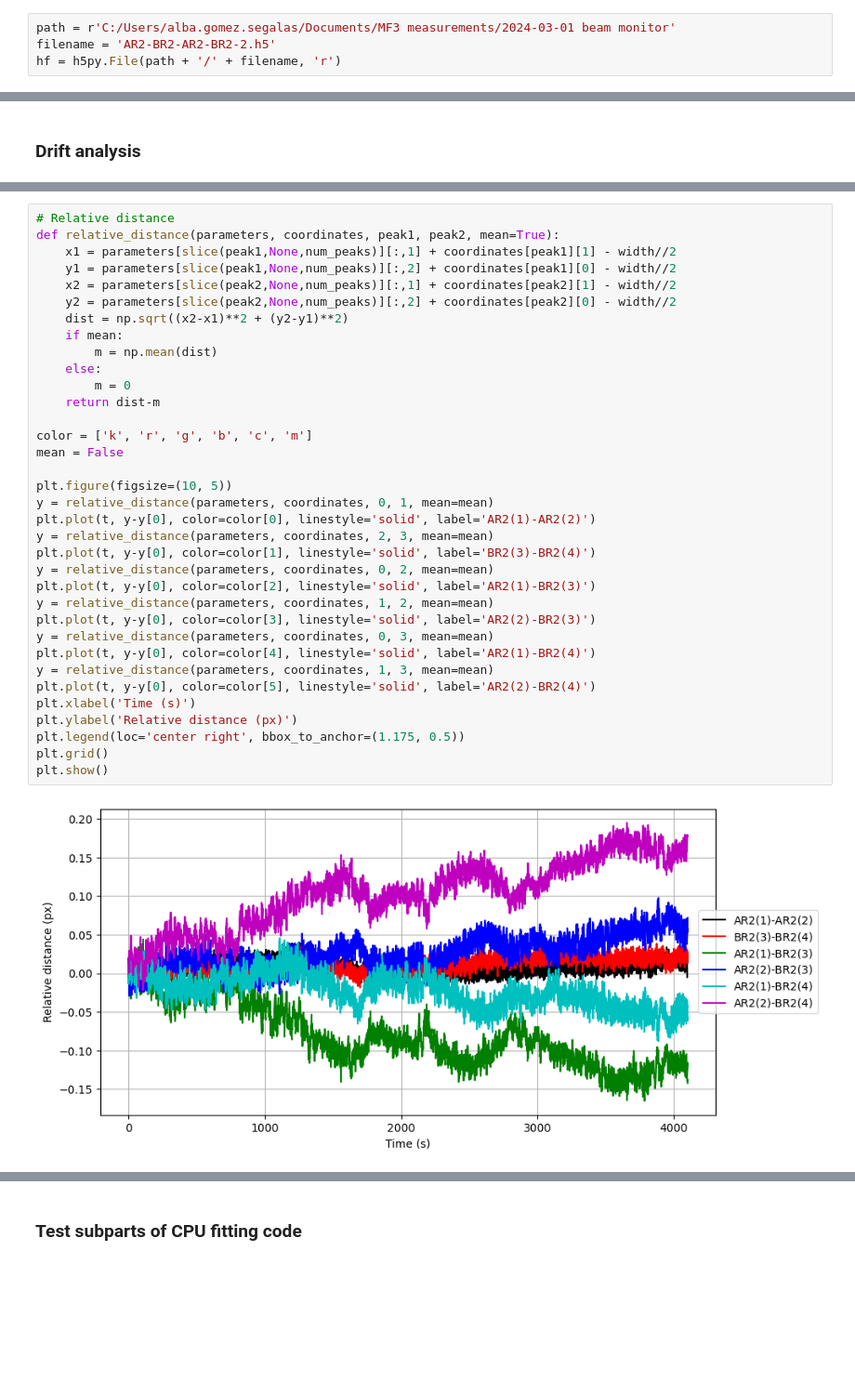
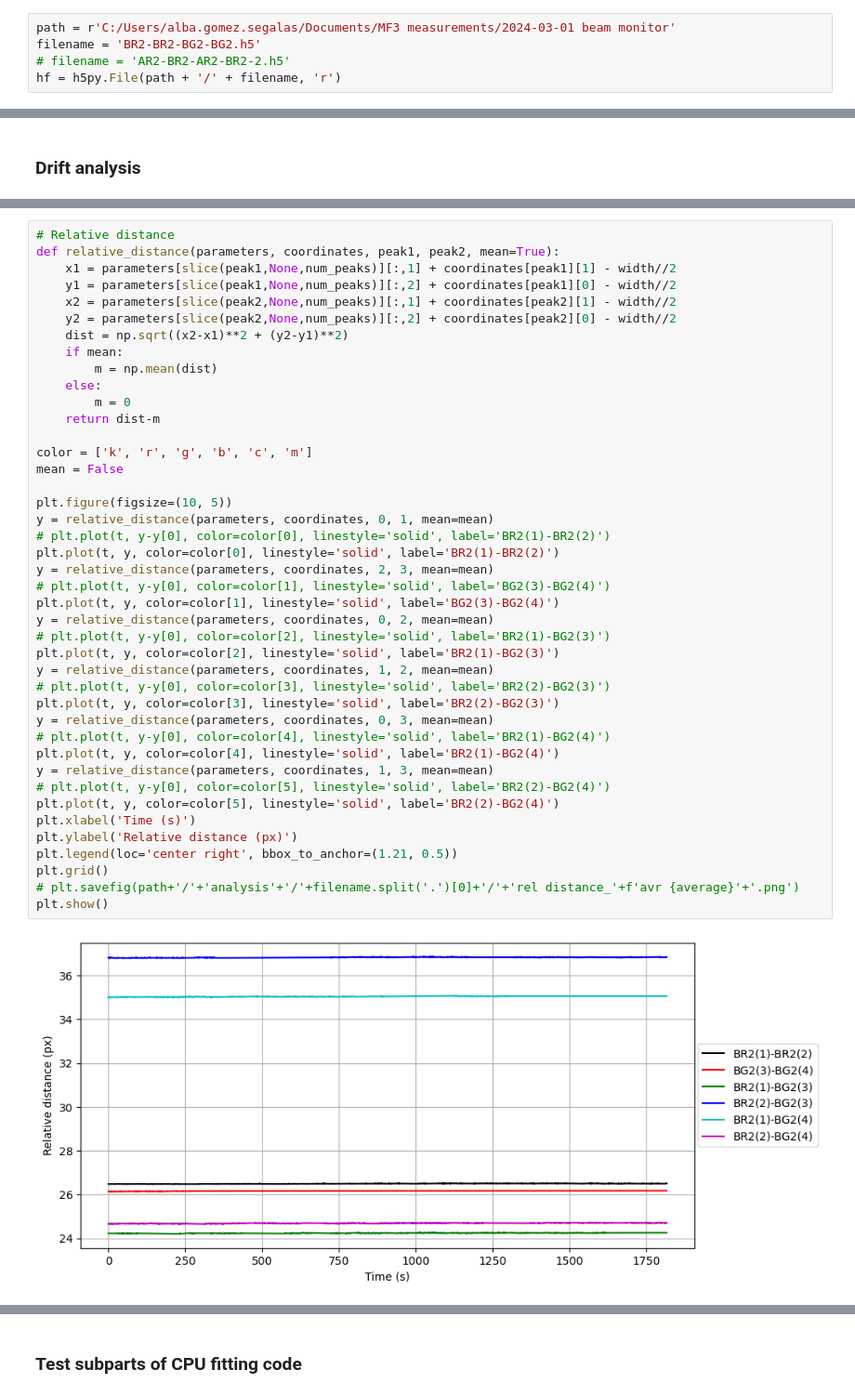
Before and after one commit to svnddlsns/ag_scripts, a Jupyter notebook: exc_beam_drift_evaluation.ipynb, the cells around one changed output, grey strips where cells are left out. Shown at 93% size. Drawn from its saved outputs; the diff is of its cells as text; blank space fills up the shorter version.

```diff
--- a/exc_beam_drift_evaluation.ipynb
+++ b/exc_beam_drift_evaluation.ipynb
@@ -11,6 +13,7 @@ from sklearn.metrics import mean_squared_error
 # %%
 path = r'C:/Users/alba.gomez.segalas/Documents/MF3 measurements/2024-03-01 beam monitor'
-filename = 'AR2-BR2-AR2-BR2-2.h5'
+filename = 'BR2-BR2-BG2-BG2.h5'
+# filename = 'AR2-BR2-AR2-BR2-2.h5'
 hf = h5py.File(path + '/' + filename, 'r')
 # %% [markdown]
 ### Implementation for general number of maxima ###
@@ -304,37 +340,44 @@ Distance between peaks 3 and 4 (px): 38.01
 # %%
 # Relative distance
 def relative_distance(parameters, coordinates, peak1, peak2, mean=True):
     x1 = parameters[slice(peak1,None,num_peaks)][:,1] + coordinates[peak1][1] - width//2
     y1 = parameters[slice(peak1,None,num_peaks)][:,2] + coordinates[peak1][0] - width//2
     x2 = parameters[slice(peak2,None,num_peaks)][:,1] + coordinates[peak2][1] - width//2
     y2 = parameters[slice(peak2,None,num_peaks)][:,2] + coordinates[peak2][0] - width//2
     dist = np.sqrt((x2-x1)**2 + (y2-y1)**2)
     if mean:
         m = np.mean(dist)
     else:
         m = 0
     return dist-m
 
 color = ['k', 'r', 'g', 'b', 'c', 'm']
 mean = False
 
 plt.figure(figsize=(10, 5))
 y = relative_distance(parameters, coordinates, 0, 1, mean=mean)
-plt.plot(t, y-y[0], color=color[0], linestyle='solid', label='AR2(1)-AR2(2)')
+# plt.plot(t, y-y[0], color=color[0], linestyle='solid', label='BR2(1)-BR2(2)')
+plt.plot(t, y, color=color[0], linestyle='solid', label='BR2(1)-BR2(2)')
 y = relative_distance(parameters, coordinates, 2, 3, mean=mean)
-plt.plot(t, y-y[0], color=color[1], linestyle='solid', label='BR2(3)-BR2(4)')
+# plt.plot(t, y-y[0], color=color[1], linestyle='solid', label='BG2(3)-BG2(4)')
+plt.plot(t, y, color=color[1], linestyle='solid', label='BG2(3)-BG2(4)')
 y = relative_distance(parameters, coordinates, 0, 2, mean=mean)
-plt.plot(t, y-y[0], color=color[2], linestyle='solid', label='AR2(1)-BR2(3)')
+# plt.plot(t, y-y[0], color=color[2], linestyle='solid', label='BR2(1)-BG2(3)')
+plt.plot(t, y, color=color[2], linestyle='solid', label='BR2(1)-BG2(3)')
 y = relative_distance(parameters, coordinates, 1, 2, mean=mean)
-plt.plot(t, y-y[0], color=color[3], linestyle='solid', label='AR2(2)-BR2(3)')
+# plt.plot(t, y-y[0], color=color[3], linestyle='solid', label='BR2(2)-BG2(3)')
+plt.plot(t, y, color=color[3], linestyle='solid', label='BR2(2)-BG2(3)')
 y = relative_distance(parameters, coordinates, 0, 3, mean=mean)
-plt.plot(t, y-y[0], color=color[4], linestyle='solid', label='AR2(1)-BR2(4)')
+# plt.plot(t, y-y[0], color=color[4], linestyle='solid', label='BR2(1)-BG2(4)')
+plt.plot(t, y, color=color[4], linestyle='solid', label='BR2(1)-BG2(4)')
 y = relative_distance(parameters, coordinates, 1, 3, mean=mean)
-plt.plot(t, y-y[0], color=color[5], linestyle='solid', label='AR2(2)-BR2(4)')
+# plt.plot(t, y-y[0], color=color[5], linestyle='solid', label='BR2(2)-BG2(4)')
+plt.plot(t, y, color=color[5], linestyle='solid', label='BR2(2)-BG2(4)')
 plt.xlabel('Time (s)')
 plt.ylabel('Relative distance (px)')
-plt.legend(loc='center right', bbox_to_anchor=(1.175, 0.5))
+plt.legend(loc='center right', bbox_to_anchor=(1.21, 0.5))
 plt.grid()
+# plt.savefig(path+'/'+'analysis'+'/'+filename.split('.')[0]+'/'+'rel distance_'+f'avr {average}'+'.png')
 plt.show()
 # %% [output]
-[figure, old version]
+[figure, new version]
```
Also changed, not shown: parts of 16 cells of this notebook.
